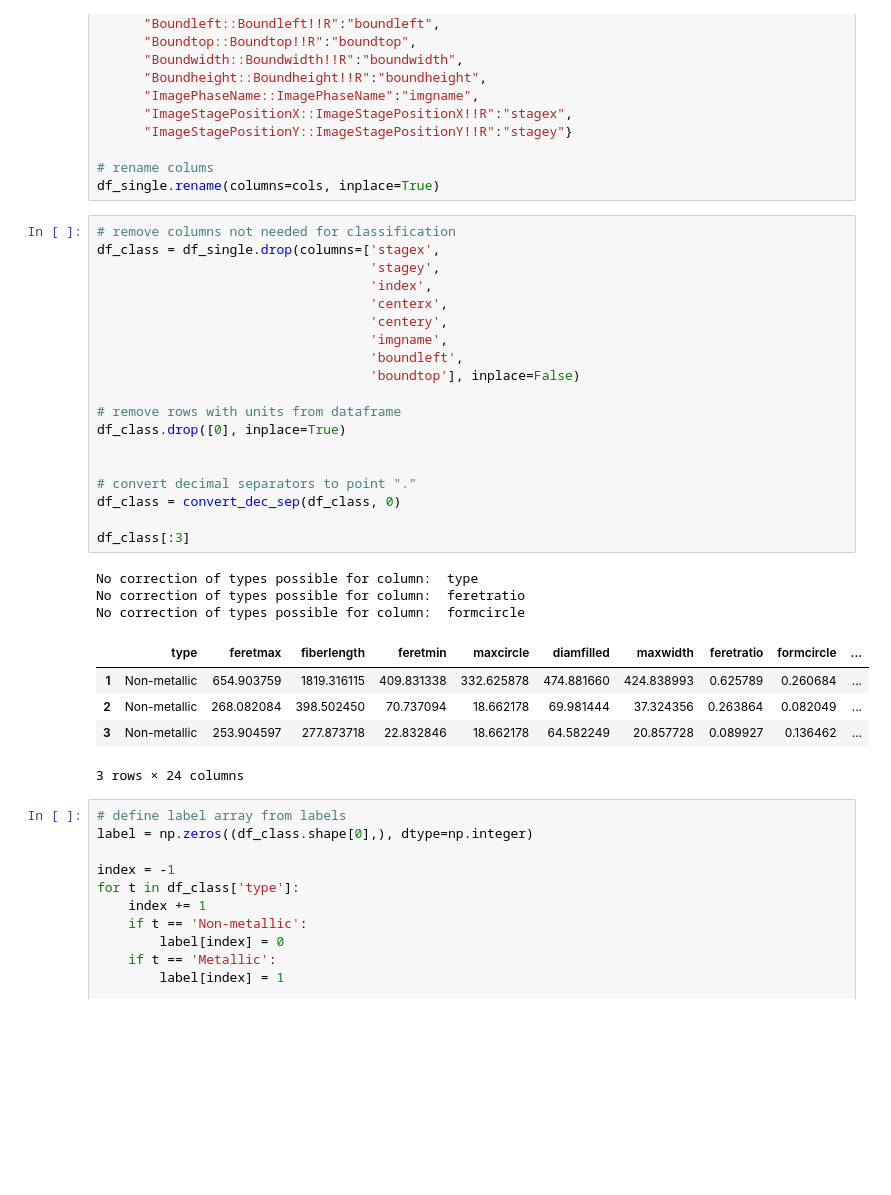
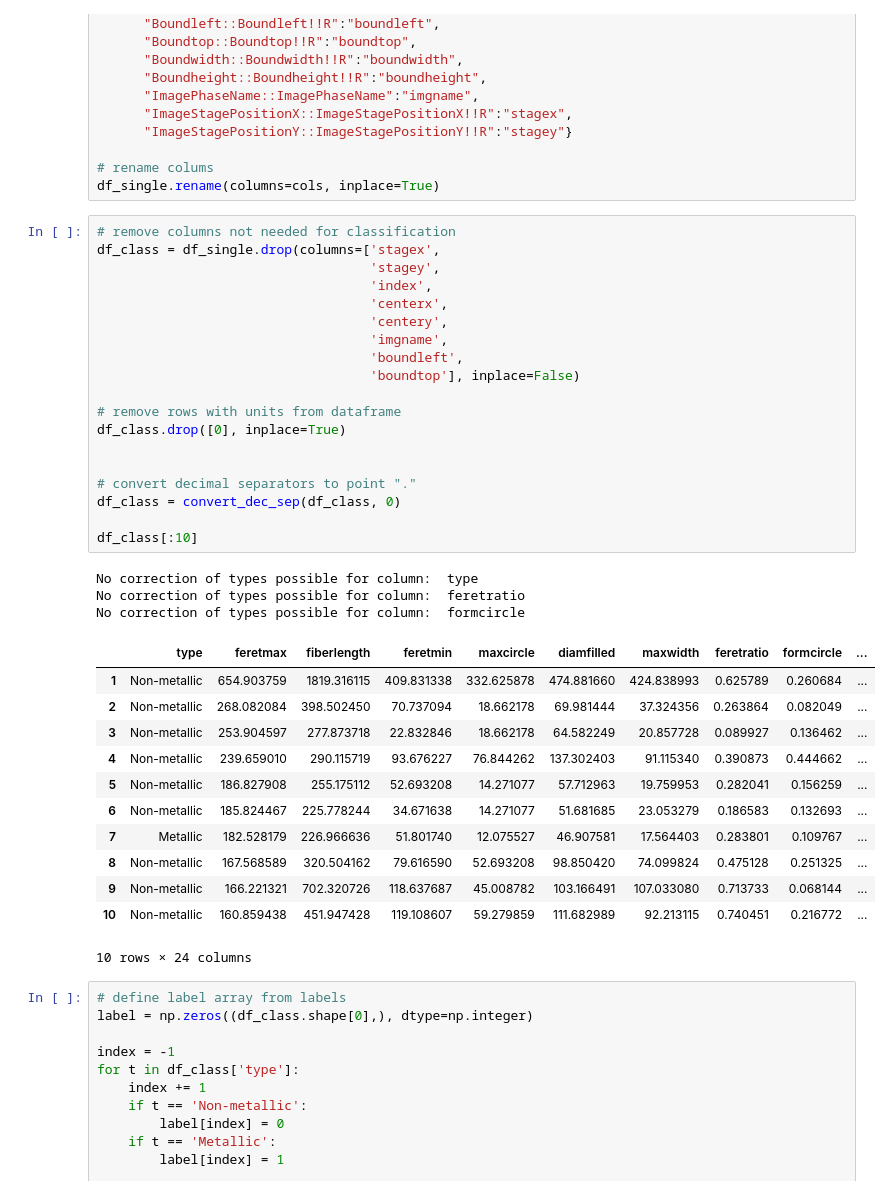
Before and after one commit to sebi06/ipy_notebooks, a Jupyter notebook: object_classification/classify_particles_from_table.ipynb, the cells around one changed output. Saved outputs shown, nothing was run; the diff lists cells and outputs as text; blank space fills up the shorter version.

```diff
--- a/object_classification/classify_particles_from_table.ipynb
+++ b/object_classification/classify_particles_from_table.ipynb
@@ -93,31 +100,38 @@ df_single.rename(columns=cols, inplace=True)
 # %%
 # remove columns not needed for classification
 df_class = df_single.drop(columns=['stagex',
                                    'stagey',
                                    'index',
                                    'centerx',
                                    'centery',
                                    'imgname',
                                    'boundleft',
                                    'boundtop'], inplace=False)
 
 # remove rows with units from dataframe
 df_class.drop([0], inplace=True)
 
 
 # convert decimal separators to point "."
 df_class = convert_dec_sep(df_class, 0)
 
-df_class[:3]
+df_class[:10]
 # %% [output]
 No correction of types possible for column:  type
 No correction of types possible for column:  feretratio
 No correction of types possible for column:  formcircle
 |  | type | feretmax | fiberlength | feretmin | maxcircle | diamfilled | maxwidth | feretratio | formcircle | ... |
 | 1 | Non-metallic | 654.903759 | 1819.316115 | 409.831338 | 332.625878 | 474.881660 | 424.838993 | 0.625789 | 0.260684 | ... |
 | 2 | Non-metallic | 268.082084 | 398.502450 | 70.737094 | 18.662178 | 69.981444 | 37.324356 | 0.263864 | 0.082049 | ... |
 | 3 | Non-metallic | 253.904597 | 277.873718 | 22.832846 | 18.662178 | 64.582249 | 20.857728 | 0.089927 | 0.136462 | ... |
+| 4 | Non-metallic | 239.659010 | 290.115719 | 93.676227 | 76.844262 | 137.302403 | 91.115340 | 0.390873 | 0.444662 | ... |
+| 5 | Non-metallic | 186.827908 | 255.175112 | 52.693208 | 14.271077 | 57.712963 | 19.759953 | 0.282041 | 0.156259 | ... |
+| 6 | Non-metallic | 185.824467 | 225.778244 | 34.671638 | 14.271077 | 51.681685 | 23.053279 | 0.186583 | 0.132693 | ... |
+| 7 | Metallic | 182.528179 | 226.966636 | 51.801740 | 12.075527 | 46.907581 | 17.564403 | 0.283801 | 0.109767 | ... |
+| 8 | Non-metallic | 167.568589 | 320.504162 | 79.616590 | 52.693208 | 98.850420 | 74.099824 | 0.475128 | 0.251325 | ... |
+| 9 | Non-metallic | 166.221321 | 702.320726 | 118.637687 | 45.008782 | 103.166491 | 107.033080 | 0.713733 | 0.068144 | ... |
+| 10 | Non-metallic | 160.859438 | 451.947428 | 119.108607 | 59.279859 | 111.682989 | 92.213115 | 0.740451 | 0.216772 | ... |
-3 rows × 24 columns
+10 rows × 24 columns
 # %%
 # define label array from labels
 label = np.zeros((df_class.shape[0],), dtype=np.integer)
```
Also changed, not shown: parts of 1 cell of this notebook.
